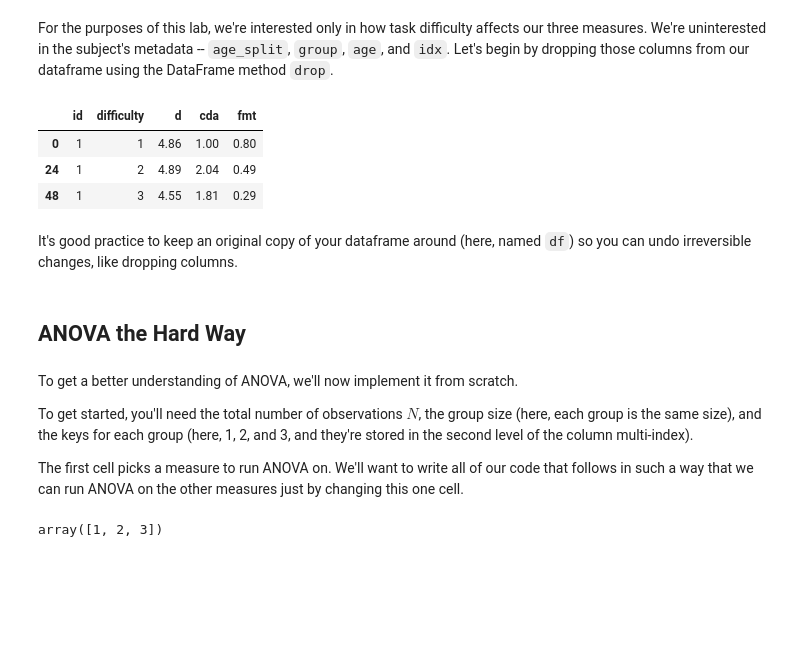
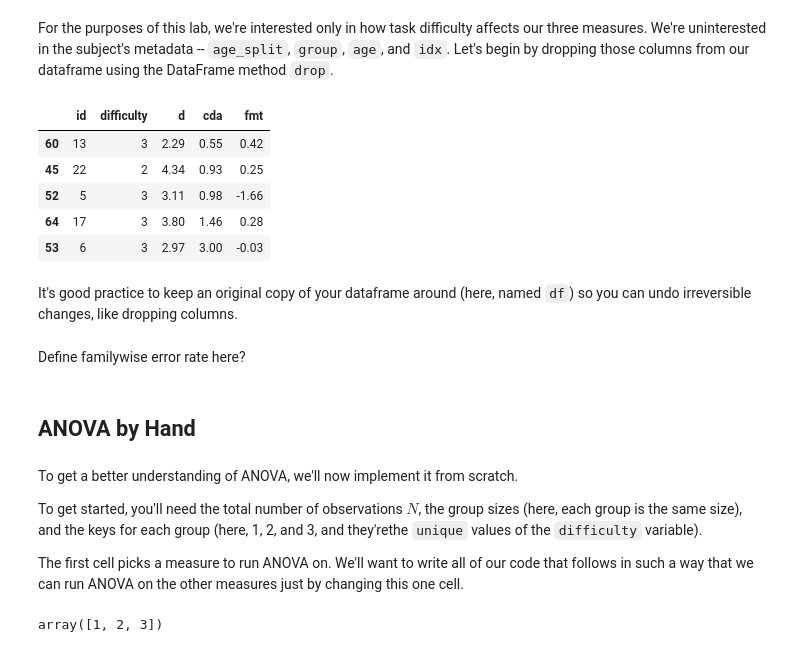
Before and after one commit to charlesfrye/AppliedStatisticsForNeuroscience, a Jupyter notebook: 05 - ANOVA I/Tutorial - ANOVA by Hand.ipynb, the cells around one changed output. Saved outputs shown, nothing was run; the diff lists cells and outputs as text; code cells hidden in the pictures; blank space fills up the shorter version.

Commit message:
First complete draft of ANOVA tutorial

```diff
--- a/05 - ANOVA I/Tutorial - ANOVA by Hand.ipynb
+++ b/05 - ANOVA I/Tutorial - ANOVA by Hand.ipynb
@@ -55,22 +287,35 @@ df.sample(5)
 For the purposes of this lab, we're interested only in how task difficulty affects our three measures. We're uninterested in the subject's metadata -- `age_split`, `group`, `age`, and `idx`. Let's begin by dropping those columns from our dataframe using the DataFrame method `drop`.
 # %%
 data = df.drop(['age_split','group','age','idx'], axis=1)
-data[data.id == 1]
+data.sample(5)
 # %% [output]
 |  | id | difficulty | d | cda | fmt |
-| 0 | 1 | 1 | 4.86 | 1.00 | 0.80 |
-| 24 | 1 | 2 | 4.89 | 2.04 | 0.49 |
-| 48 | 1 | 3 | 4.55 | 1.81 | 0.29 |
+| 60 | 13 | 3 | 2.29 | 0.55 | 0.42 |
+| 45 | 22 | 2 | 4.34 | 0.93 | 0.25 |
+| 52 | 5 | 3 | 3.11 | 0.98 | -1.66 |
+| 64 | 17 | 3 | 3.80 | 1.46 | 0.28 |
+| 53 | 6 | 3 | 2.97 | 3.00 | -0.03 |
 # %% [markdown]
 It's good practice to keep an original copy of your dataframe around (here, named `df`) so you can undo irreversible changes, like dropping columns.
-# %% [markdown]
-## ANOVA the Hard Way
+# %% [markdown]
+Define familywise error rate here?
+# %% [markdown]
+## ANOVA by Hand
 # %% [markdown]
-To get a better understanding of ANOVA, we'll now implement it from scratch.
+To get a better understanding of ANOVA,
+we'll now implement it from scratch.
 
-To get started, you'll need the total number of observations $N$, the group size (here, each group is the same size), and the keys for each group (here, 1, 2, and 3, and they're stored in the second level of the column multi-index).
+To get started,
+you'll need the total number of observations $N$,
+the group sizes
+(here, each group is the same size),
+and the keys for each group
+(here, 1, 2, and 3, and they'rethe `unique` values of the `difficulty` variable).
 
-The first cell picks a measure to run ANOVA on. We'll want to write all of our code that follows in such a way that we can run ANOVA on the other measures just by changing this one cell.
+The first cell picks a measure to run ANOVA on.
+We'll want to write all of our code that follows in such a way
+that we can run ANOVA on the other measures
+just by changing this one cell.
 # %%
 measure = "cda"
 # %%
```
Also changed, not shown: parts of 55 cells of this notebook.
